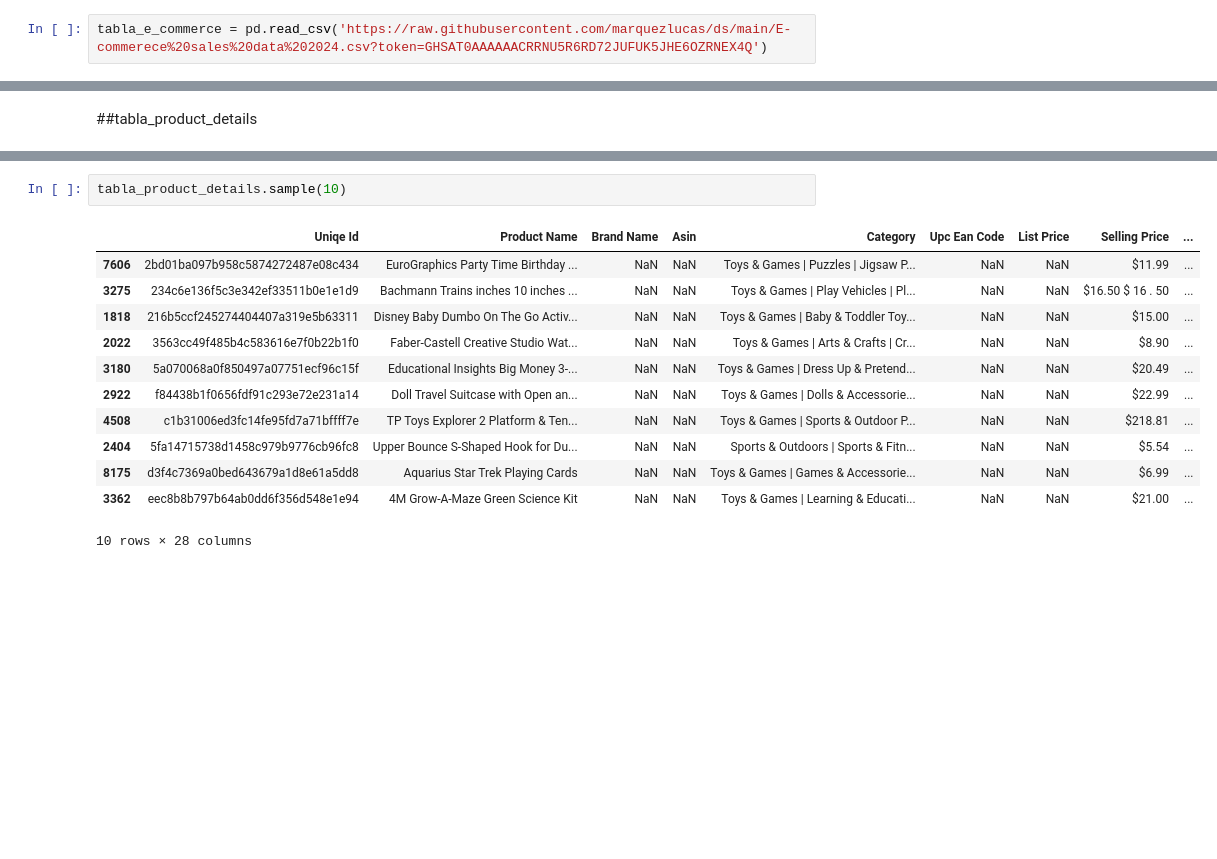
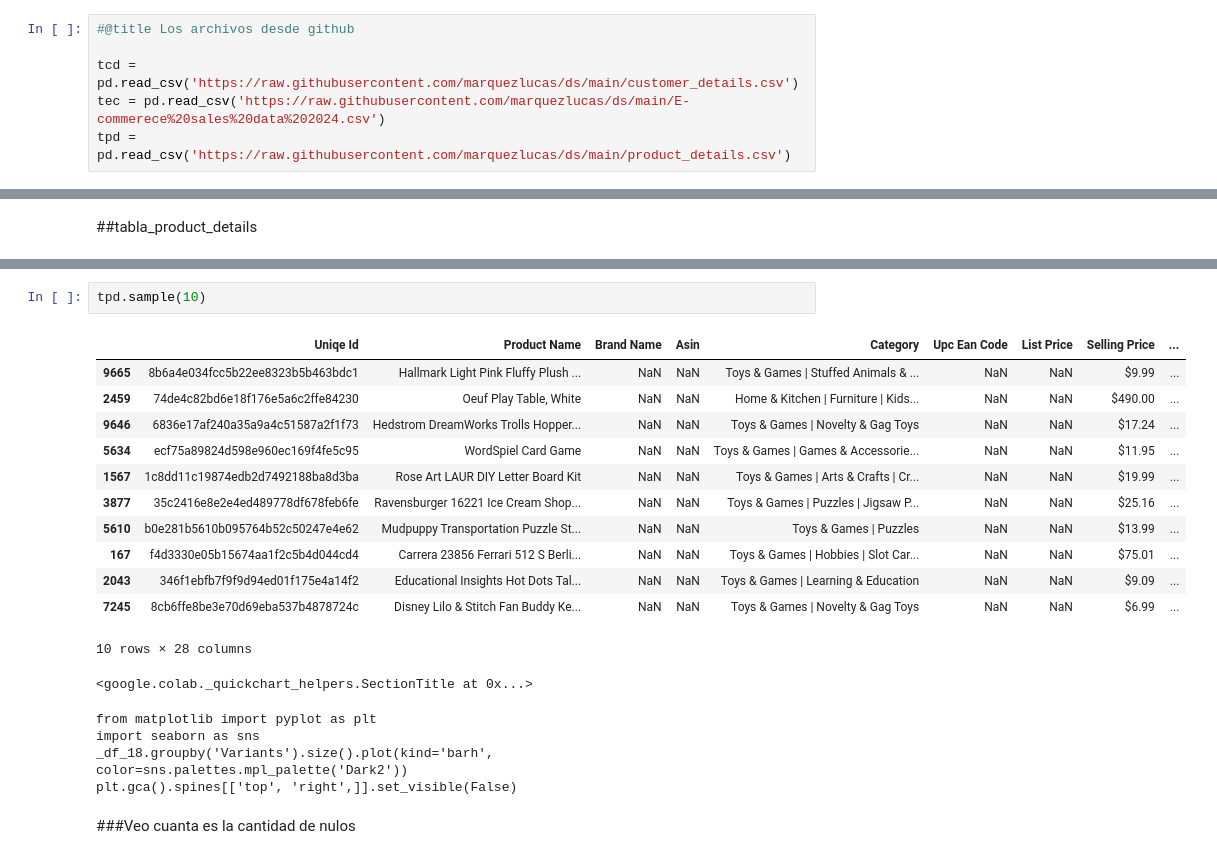
Before and after one commit to marquezlucas/ds, a Jupyter notebook: e_commerce.ipynb, the cells around one changed output, grey strips where cells are left out. Saved outputs shown, nothing was run; the diff lists cells and outputs as text; blank space fills up the shorter version.

```diff
--- a/e_commerce.ipynb
+++ b/e_commerce.ipynb
@@ -12,2 +11,6 @@ tabla_customer_details = pd.read_csv('https://raw.githubusercontent.com/marquezl
 # %%
-tabla_e_commerce = pd.read_csv('https://raw.githubusercontent.com/marquezlucas/ds/main/E-commerece%20sales%20data%202024.csv?token=GHSAT0AAAAAACRRNU5R6RD72JUFUK5JHE6OZRNEX4Q')
+#@title Los archivos desde github
+
+tcd = pd.read_csv('https://raw.githubusercontent.com/marquezlucas/ds/main/customer_details.csv')
+tec = pd.read_csv('https://raw.githubusercontent.com/marquezlucas/ds/main/E-commerece%20sales%20data%202024.csv')
+tpd = pd.read_csv('https://raw.githubusercontent.com/marquezlucas/ds/main/product_details.csv')
@@ -108,17 +190,24 @@ Index(['Uniqe Id', 'Product Name', 'Brand Name', 'Asin', 'Category',
        'Is Amazon Seller', 'Size Quantity Variant', 'Product Description'],
       dtype='object')
 # %%
-tabla_product_details.sample(10)
+tpd.sample(10)
 # %% [output]
 |  | Uniqe Id | Product Name | Brand Name | Asin | Category | Upc Ean Code | List Price | Selling Price | ... |
-| 7606 | 2bd01ba097b958c5874272487e08c434 | EuroGraphics Party Time Birthday ... | NaN | NaN | Toys & Games | Puzzles | Jigsaw P... | NaN | NaN | $11.99 | ... |
-| 3275 | 234c6e136f5c3e342ef33511b0e1e1d9 | Bachmann Trains inches 10 inches ... | NaN | NaN | Toys & Games | Play Vehicles | Pl... | NaN | NaN | $16.50 $ 16 . 50 | ... |
-| 1818 | 216b5ccf245274404407a319e5b63311 | Disney Baby Dumbo On The Go Activ... | NaN | NaN | Toys & Games | Baby & Toddler Toy... | NaN | NaN | $15.00 | ... |
-| 2022 | 3563cc49f485b4c583616e7f0b22b1f0 | Faber-Castell Creative Studio Wat... | NaN | NaN | Toys & Games | Arts & Crafts | Cr... | NaN | NaN | $8.90 | ... |
-| 3180 | 5a070068a0f850497a07751ecf96c15f | Educational Insights Big Money 3-... | NaN | NaN | Toys & Games | Dress Up & Pretend... | NaN | NaN | $20.49 | ... |
-| 2922 | f84438b1f0656fdf91c293e72e231a14 | Doll Travel Suitcase with Open an... | NaN | NaN | Toys & Games | Dolls & Accessorie... | NaN | NaN | $22.99 | ... |
-| 4508 | c1b31006ed3fc14fe95fd7a71bffff7e | TP Toys Explorer 2 Platform & Ten... | NaN | NaN | Toys & Games | Sports & Outdoor P... | NaN | NaN | $218.81 | ... |
-| 2404 | 5fa14715738d1458c979b9776cb96fc8 | Upper Bounce S-Shaped Hook for Du... | NaN | NaN | Sports & Outdoors | Sports & Fitn... | NaN | NaN | $5.54 | ... |
-| 8175 | d3f4c7369a0bed643679a1d8e61a5dd8 | Aquarius Star Trek Playing Cards | NaN | NaN | Toys & Games | Games & Accessorie... | NaN | NaN | $6.99 | ... |
-| 3362 | eec8b8b797b64ab0dd6f356d548e1e94 | 4M Grow-A-Maze Green Science Kit | NaN | NaN | Toys & Games | Learning & Educati... | NaN | NaN | $21.00 | ... |
+| 9665 | 8b6a4e034fcc5b22ee8323b5b463bdc1 | Hallmark Light Pink Fluffy Plush ... | NaN | NaN | Toys & Games | Stuffed Animals & ... | NaN | NaN | $9.99 | ... |
+| 2459 | 74de4c82bd6e18f176e5a6c2ffe84230 | Oeuf Play Table, White | NaN | NaN | Home & Kitchen | Furniture | Kids... | NaN | NaN | $490.00 | ... |
+| 9646 | 6836e17af240a35a9a4c51587a2f1f73 | Hedstrom DreamWorks Trolls Hopper... | NaN | NaN | Toys & Games | Novelty & Gag Toys | NaN | NaN | $17.24 | ... |
+| 5634 | ecf75a89824d598e960ec169f4fe5c95 | WordSpiel Card Game | NaN | NaN | Toys & Games | Games & Accessorie... | NaN | NaN | $11.95 | ... |
+| 1567 | 1c8dd11c19874edb2d7492188ba8d3ba | Rose Art LAUR DIY Letter Board Kit | NaN | NaN | Toys & Games | Arts & Crafts | Cr... | NaN | NaN | $19.99 | ... |
+| 3877 | 35c2416e8e2e4ed489778df678feb6fe | Ravensburger 16221 Ice Cream Shop... | NaN | NaN | Toys & Games | Puzzles | Jigsaw P... | NaN | NaN | $25.16 | ... |
+| 5610 | b0e281b5610b095764b52c50247e4e62 | Mudpuppy Transportation Puzzle St... | NaN | NaN | Toys & Games | Puzzles | NaN | NaN | $13.99 | ... |
+| 167 | f4d3330e05b15674aa1f2c5b4d044cd4 | Carrera 23856 Ferrari 512 S Berli... | NaN | NaN | Toys & Games | Hobbies | Slot Car... | NaN | NaN | $75.01 | ... |
+| 2043 | 346f1ebfb7f9f9d94ed01f175e4a14f2 | Educational Insights Hot Dots Tal... | NaN | NaN | Toys & Games | Learning & Education | NaN | NaN | $9.09 | ... |
+| 7245 | 8cb6ffe8be3e70d69eba537b4878724c | Disney Lilo & Stitch Fan Buddy Ke... | NaN | NaN | Toys & Games | Novelty & Gag Toys | NaN | NaN | $6.99 | ... |
 10 rows × 28 columns
+<google.colab._quickchart_helpers.SectionTitle at 0x...>
+from matplotlib import pyplot as plt
+import seaborn as sns
+_df_18.groupby('Variants').size().plot(kind='barh', color=sns.palettes.mpl_palette('Dark2'))
+plt.gca().spines[['top', 'right',]].set_visible(False)
+# %% [markdown]
+###Veo cuanta es la cantidad de nulos
```
Also changed, not shown: parts of 28 cells of this notebook.
